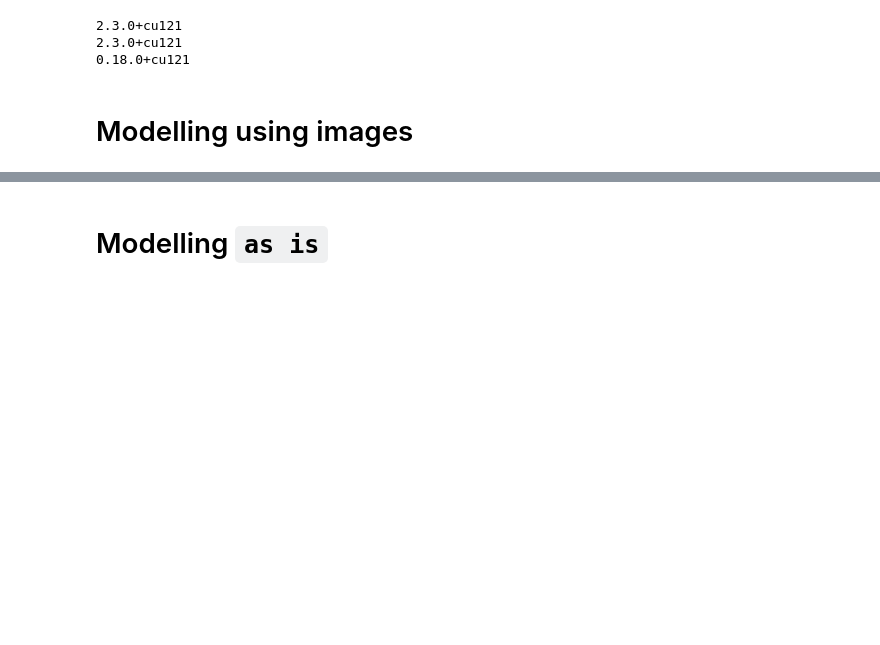
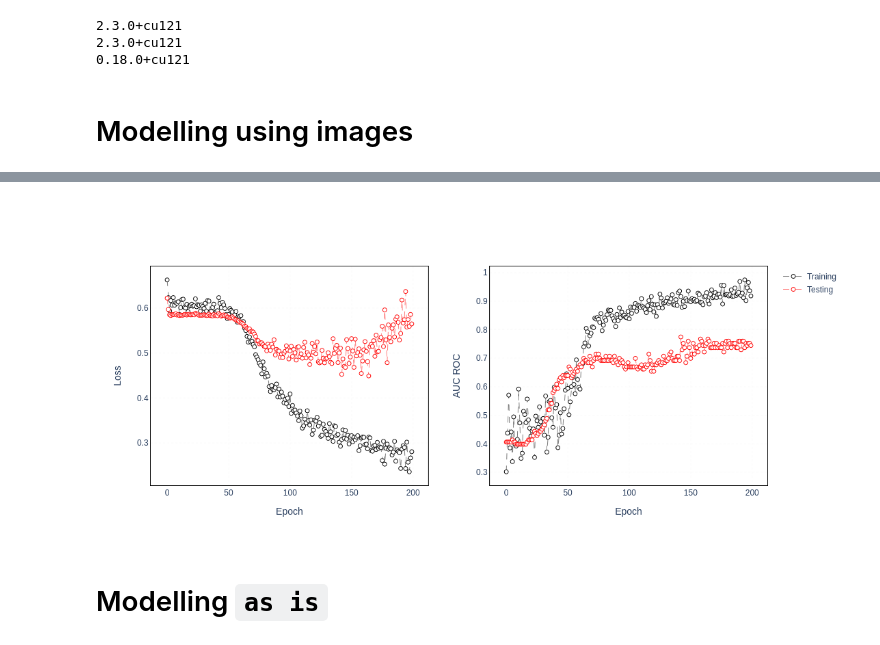
Before and after one commit to dspetukhov/podcast-popularity-classification, a Jupyter notebook: 06_modelling_melspectrogram.ipynb, the cells around one changed output, grey strips where cells are left out. Saved outputs shown, nothing was run; the diff lists cells and outputs as text; code cells hidden in the pictures; blank space fills up the shorter version.

```diff
--- a/06_modelling_melspectrogram.ipynb
+++ b/06_modelling_melspectrogram.ipynb
@@ -242,3 +206,7 @@ Epoch: 199 | Training loss: 0.5881 | Testing loss: 0.5831 | Training AUC: 0.6201
+# %%
+Image('artifacts/06_melspectrogram_images.png')
+# %% [output]
+[figure, added]
 # %% [markdown]
 # Modelling `as is`
 # %%
```
Also changed, not shown: parts of 20 cells of this notebook, 6 other files.
